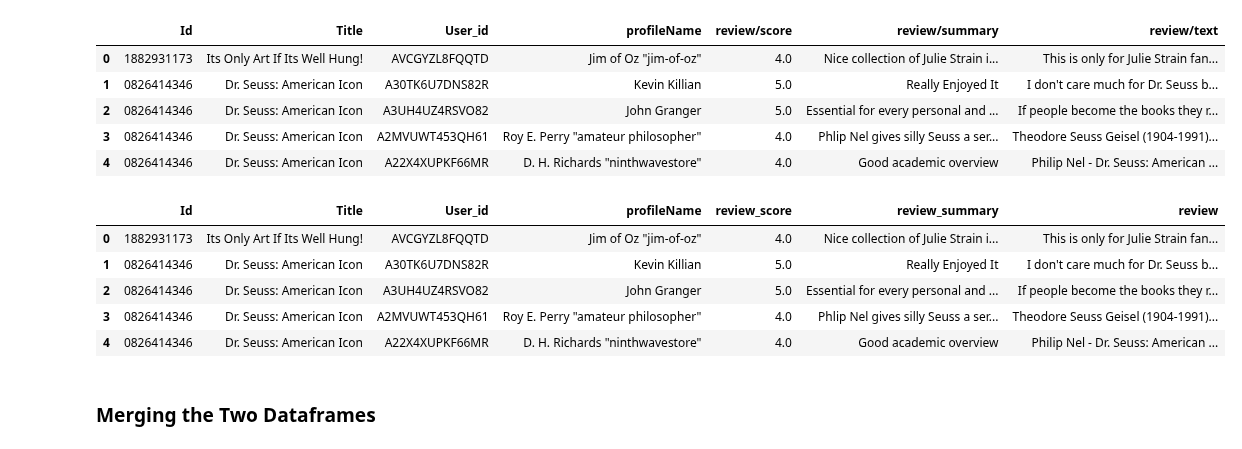
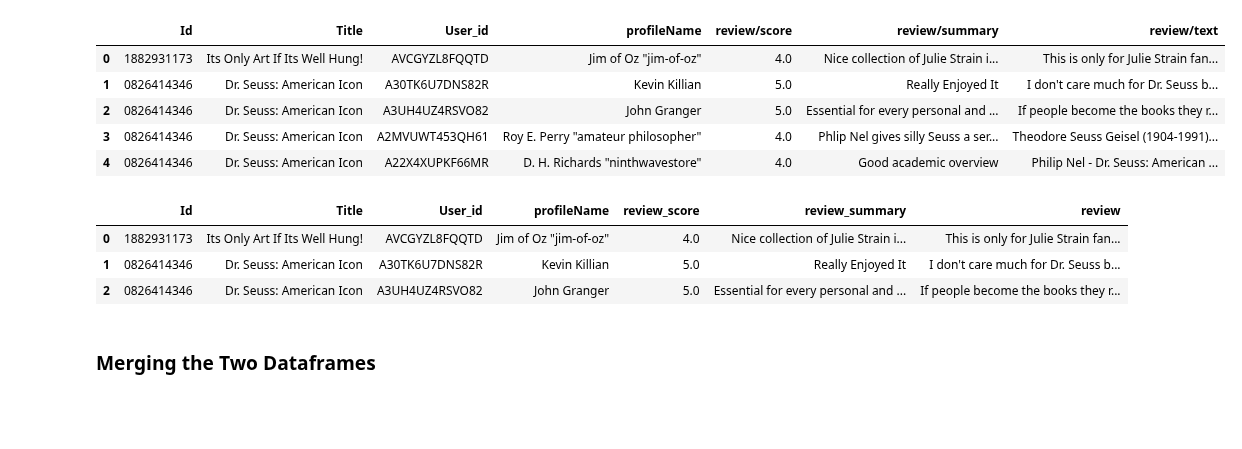
Before and after one commit to sruiz1896/book_rating_predictor, a Jupyter notebook: Notebooks/EDA.ipynb, the cells around one changed output. Saved outputs shown, nothing was run; the diff lists cells and outputs as text; code cells hidden in the pictures; blank space fills up the shorter version.

```diff
--- a/Notebooks/EDA.ipynb
+++ b/Notebooks/EDA.ipynb
@@ -205,17 +203,14 @@ books_rating_df.head()
 # %%
 books_rating_df.rename(columns = {'review/score':'review_score'}, inplace = True) #rename REVIEW SCORE
 books_rating_df.rename(columns = {'review/summary':'review_summary'}, inplace = True) #rename REVIEW SUMMARY
 books_rating_df.rename(columns = {'review/text':'review'}, inplace = True) #rename REVIEW TEXT
 
-
-books_rating_df.head()
+books_rating_df.head(3)
 # %% [output]
 |  | Id | Title | User_id | profileName | review_score | review_summary | review |
 | 0 | 1882931173 | Its Only Art If Its Well Hung! | AVCGYZL8FQQTD | Jim of Oz "jim-of-oz" | 4.0 | Nice collection of Julie Strain i... | This is only for Julie Strain fan... |
 | 1 | 0826414346 | Dr. Seuss: American Icon | A30TK6U7DNS82R | Kevin Killian | 5.0 | Really Enjoyed It | I don't care much for Dr. Seuss b... |
 | 2 | 0826414346 | Dr. Seuss: American Icon | A3UH4UZ4RSVO82 | John Granger | 5.0 | Essential for every personal and ... | If people become the books they r... |
-| 3 | 0826414346 | Dr. Seuss: American Icon | A2MVUWT453QH61 | Roy E. Perry "amateur philosopher" | 4.0 | Phlip Nel gives silly Seuss a ser... | Theodore Seuss Geisel (1904-1991)... |
-| 4 | 0826414346 | Dr. Seuss: American Icon | A22X4XUPKF66MR | D. H. Richards "ninthwavestore" | 4.0 | Good academic overview | Philip Nel - Dr. Seuss: American ... |
 # %% [markdown]
 ### Merging the Two Dataframes
 # %%
```
Also changed, not shown: parts of 42 cells of this notebook.
